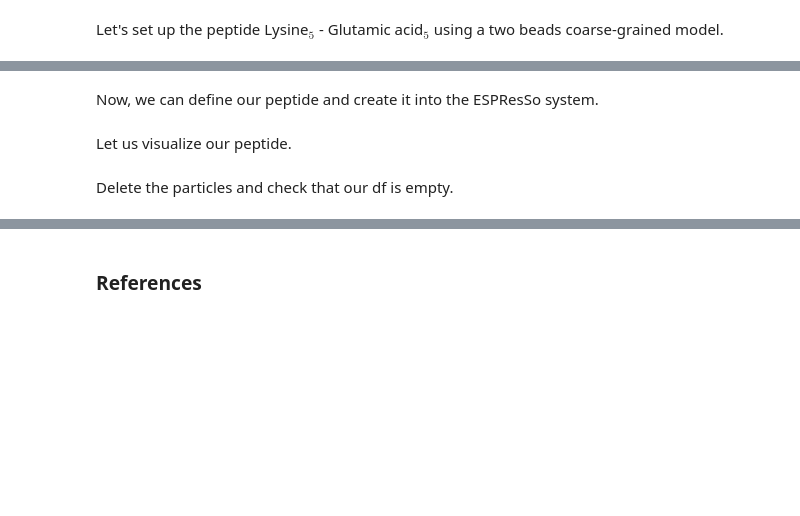
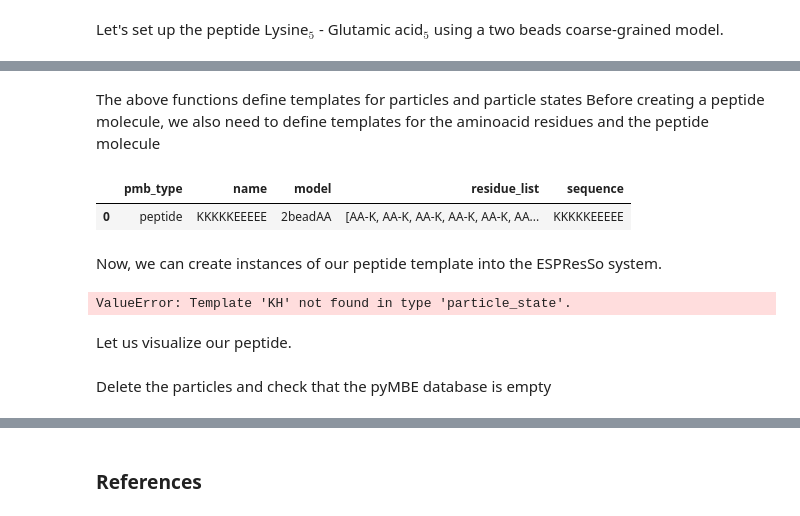
Before and after one commit to pyMBE-dev/pyMBE, a Jupyter notebook: tutorials/pyMBE_tutorial.ipynb, the cells around one changed output, grey strips where cells are left out. Saved outputs shown, nothing was run; the diff lists cells and outputs as text; code cells hidden in the pictures; blank space fills up the shorter version.

```diff
--- a/tutorials/pyMBE_tutorial.ipynb
+++ b/tutorials/pyMBE_tutorial.ipynb
@@ -546,14 +614,32 @@ print(pmb.df)
+# %% [markdown]
+The above functions define templates for particles and particle states Before creating a peptide molecule, we also need to define templates for the aminoacid residues and the peptide molecule
+# %%
+from pyMBE.lib.handy_functions import define_peptide_AA_residues
+
+# This is a convinience function that defines residue templates
+# for aminoacids based on some pre-defined models
+define_peptide_AA_residues(sequence=sequence,
+                           model=model,
+                           pmb=pmb)
+pmb.define_peptide(name = sequence,
+                   sequence = sequence,
+                   model = model)
+pmb.get_templates_df(pmb_type="residue")
+pmb.get_templates_df(pmb_type="peptide")
+# %% [output]
+|  | pmb_type | name | model | residue_list | sequence |
+| 0 | peptide | KKKKKEEEEE | 2beadAA | [AA-K, AA-K, AA-K, AA-K, AA-K, AA... | KKKKKEEEEE |
 # %% [markdown]
-Now, we can define our peptide and create it into the ESPResSo system.
+Now, we can create instances of our peptide template into the ESPResSo system.
 # %%
-pmb.define_peptide(name = sequence,
-                   sequence = sequence,
-                   model = model)
 
-pmb.create_molecule(name = sequence,
-                    number_of_molecules=  N_peptide,
-                    espresso_system = espresso_system,
-                    list_of_first_residue_positions = [[Box_L.to('reduced_length').magnitude/2]*3])
+mol_ids = pmb.create_molecule(name = sequence,
+                            number_of_molecules=  N_peptide,
+                            espresso_system = espresso_system,
+                            list_of_first_residue_positions = [[Box_L.to('reduced_length').magnitude/2]*3])
+pmb.get_instances_df(pmb_type="peptide")
+# %% [output]
+ValueError: Template 'KH' not found in type 'particle_state'.
 # %% [markdown]
 Let us visualize our peptide.
 # %%
@@ -563,4 +649,4 @@ create_snapshot_of_espresso_system(espresso_system = espresso_system,
 img = Image.open(picture_name)
 img.show()
 # %% [markdown]
-Delete the particles and check that our df is empty.
+Delete the particles and check that the pyMBE database is empty
```
Also changed, not shown: parts of 32 cells of this notebook.
